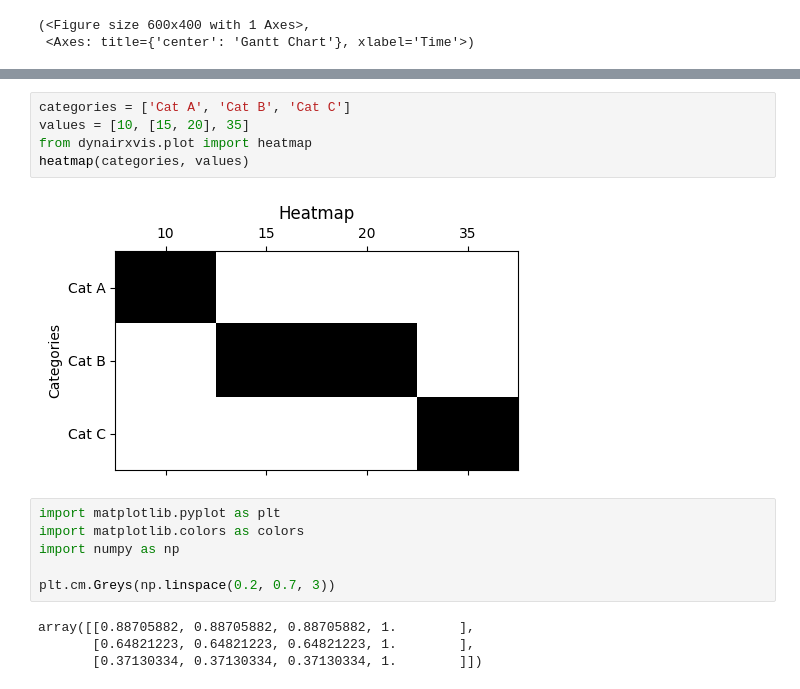
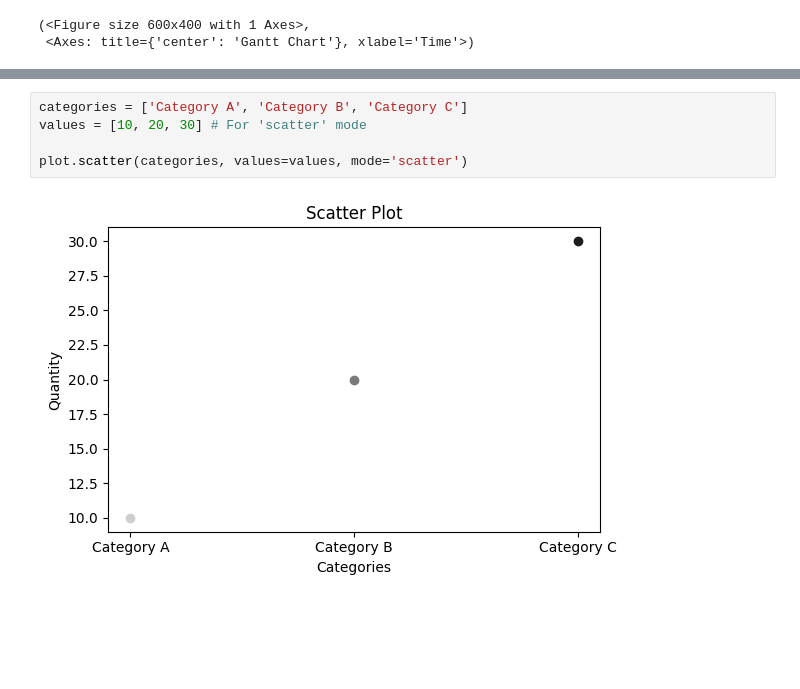
Before and after one commit to layik/dynairxvis, a Jupyter notebook: notebooks/get_started.ipynb, the cells around one changed output, grey strips where cells are left out. Saved outputs shown, nothing was run; the diff lists cells and outputs as text; blank space fills up the shorter version.

Commit message:
scatter

```diff
--- a/notebooks/get_started.ipynb
+++ b/notebooks/get_started.ipynb
@@ -28,17 +28,7 @@ plot.scatter(categories, start_col, end_col)
-# %%
-categories = ['Cat A', 'Cat B', 'Cat C']
-values = [10, [15, 20], 35]
-from dynairxvis.plot import heatmap
-heatmap(categories, values)
-# %% [output]
-[figure]
 # %%
-import matplotlib.pyplot as plt
-import matplotlib.colors as colors
-import numpy as np
+categories = ['Category A', 'Category B', 'Category C']
+values = [10, 20, 30] # For 'scatter' mode
 
-plt.cm.Greys(np.linspace(0.2, 0.7, 3))
+plot.scatter(categories, values=values, mode='scatter')
 # %% [output]
-array([[0.88705882, 0.88705882, 0.88705882, 1.        ],
-       [0.64821223, 0.64821223, 0.64821223, 1.        ],
-       [0.37130334, 0.37130334, 0.37130334, 1.        ]])
+[figure, added]
```
Also changed, not shown: parts of 3 cells of this notebook, 1 other file.
